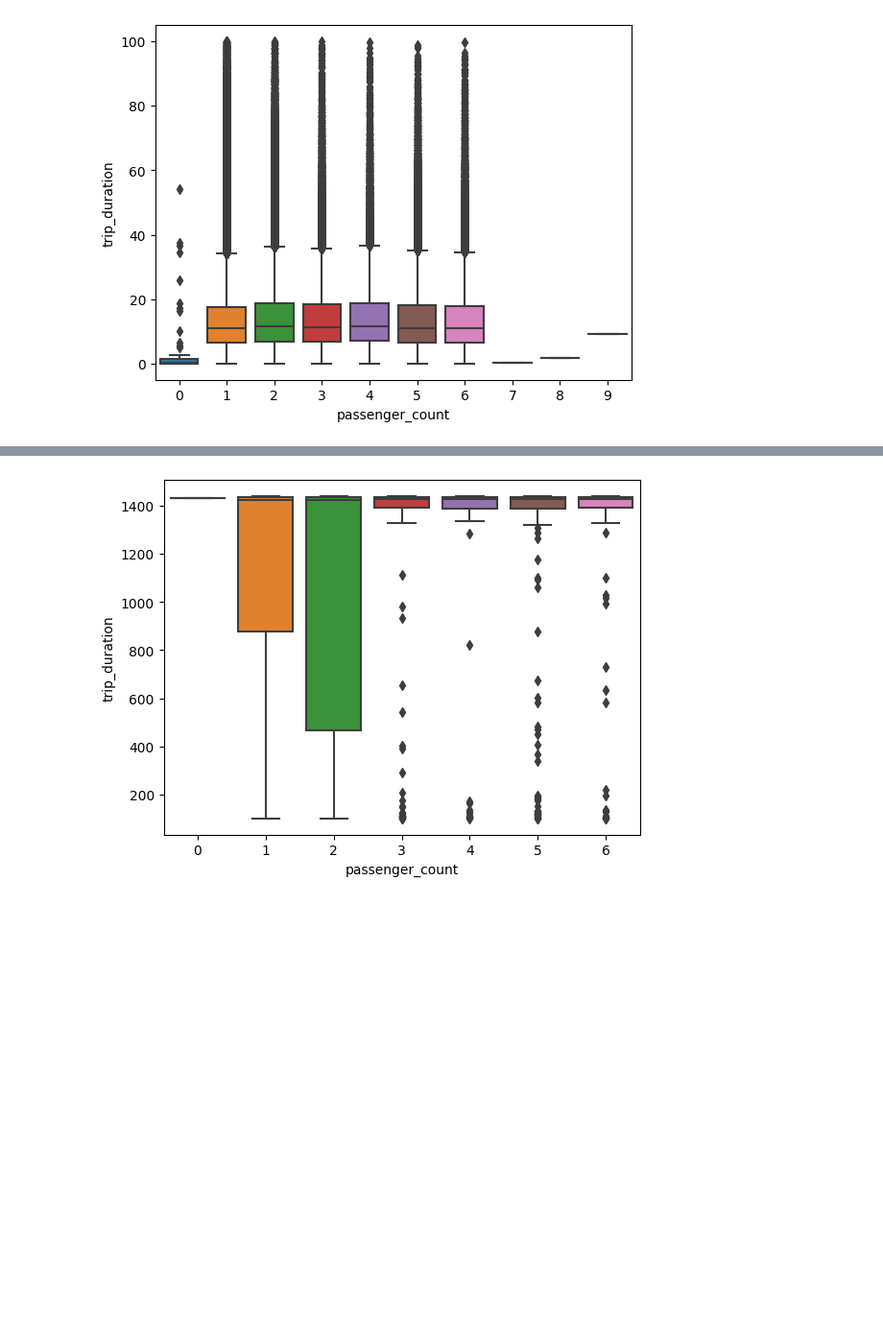
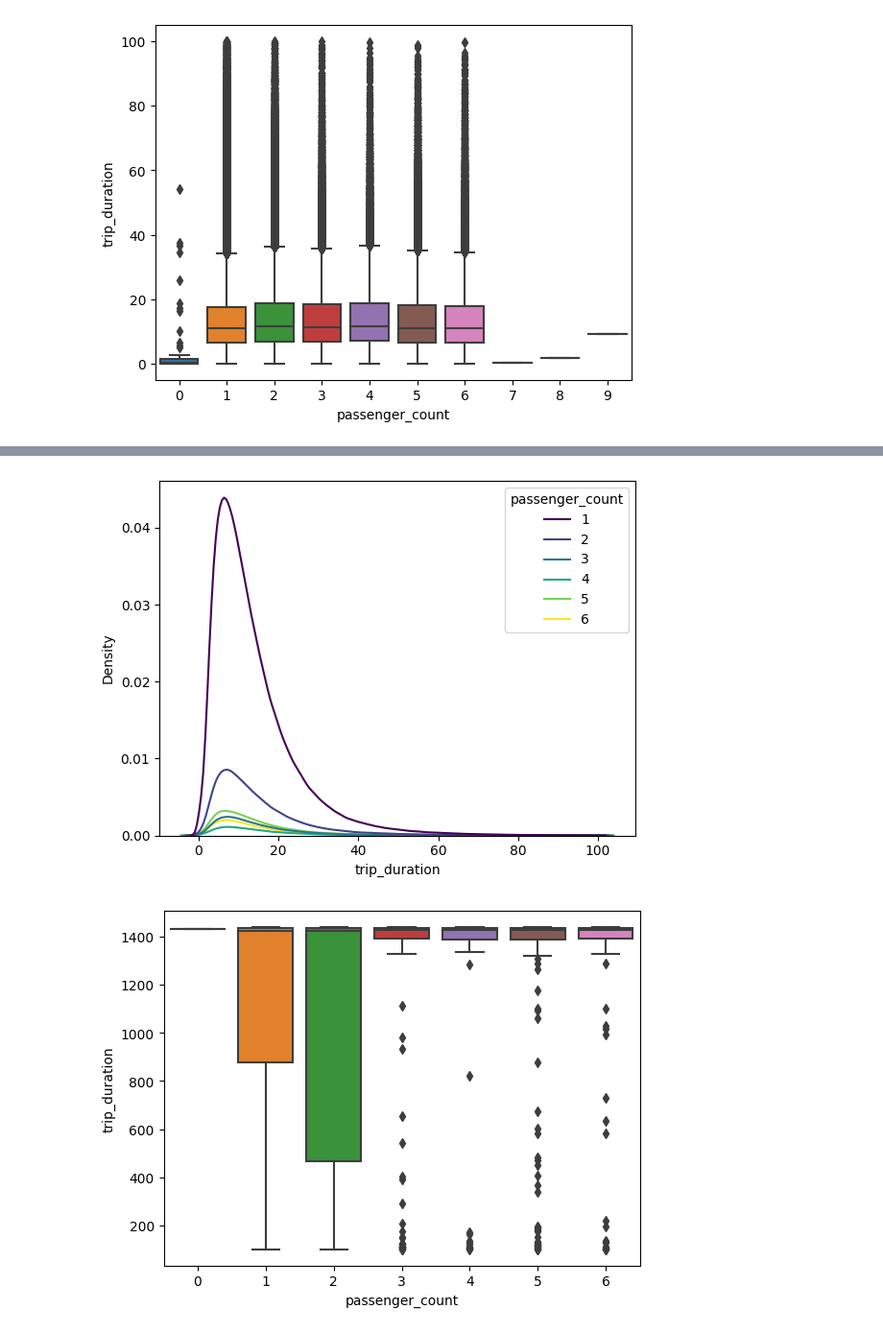
Before and after one commit to Himanshu-1703/kaggle-notebooks, a Jupyter notebook: rushing-through-nyc.ipynb, the cells around one changed output, grey strips where cells are left out. Shown at 96% size. Saved outputs shown, nothing was run; the diff lists cells and outputs as text; code cells hidden in the pictures; blank space fills up the shorter version.

```diff
--- a/rushing-through-nyc.ipynb
+++ b/rushing-through-nyc.ipynb
@@ -675,3 +707,11 @@ plt.show()
+# %%
+passenger_count_range = list(range(1,7))
+
+sns.kdeplot(data=normal_durations_df.loc[normal_durations_df['passenger_count'].isin(passenger_count_range),:],
+            x='trip_duration',hue='passenger_count',palette='viridis')
+plt.show()
+# %% [output]
+[figure, added]
 # %%
 # remove extreme values
 extreme_time_durations_df = extreme_time_durations_df.loc[extreme_time_durations_df['trip_duration'] < 10000,:]
```
Also changed, not shown: parts of 61 cells of this notebook.
